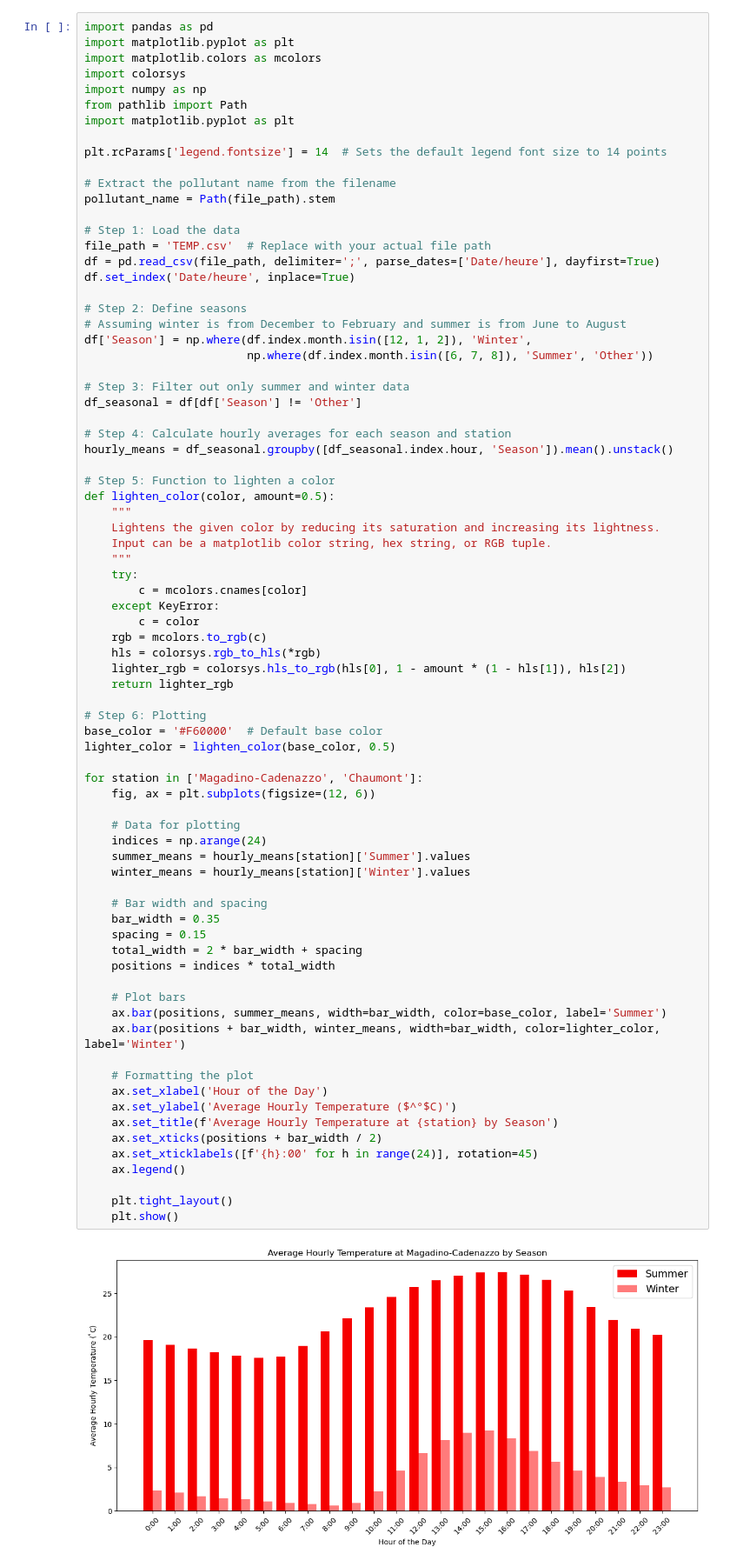
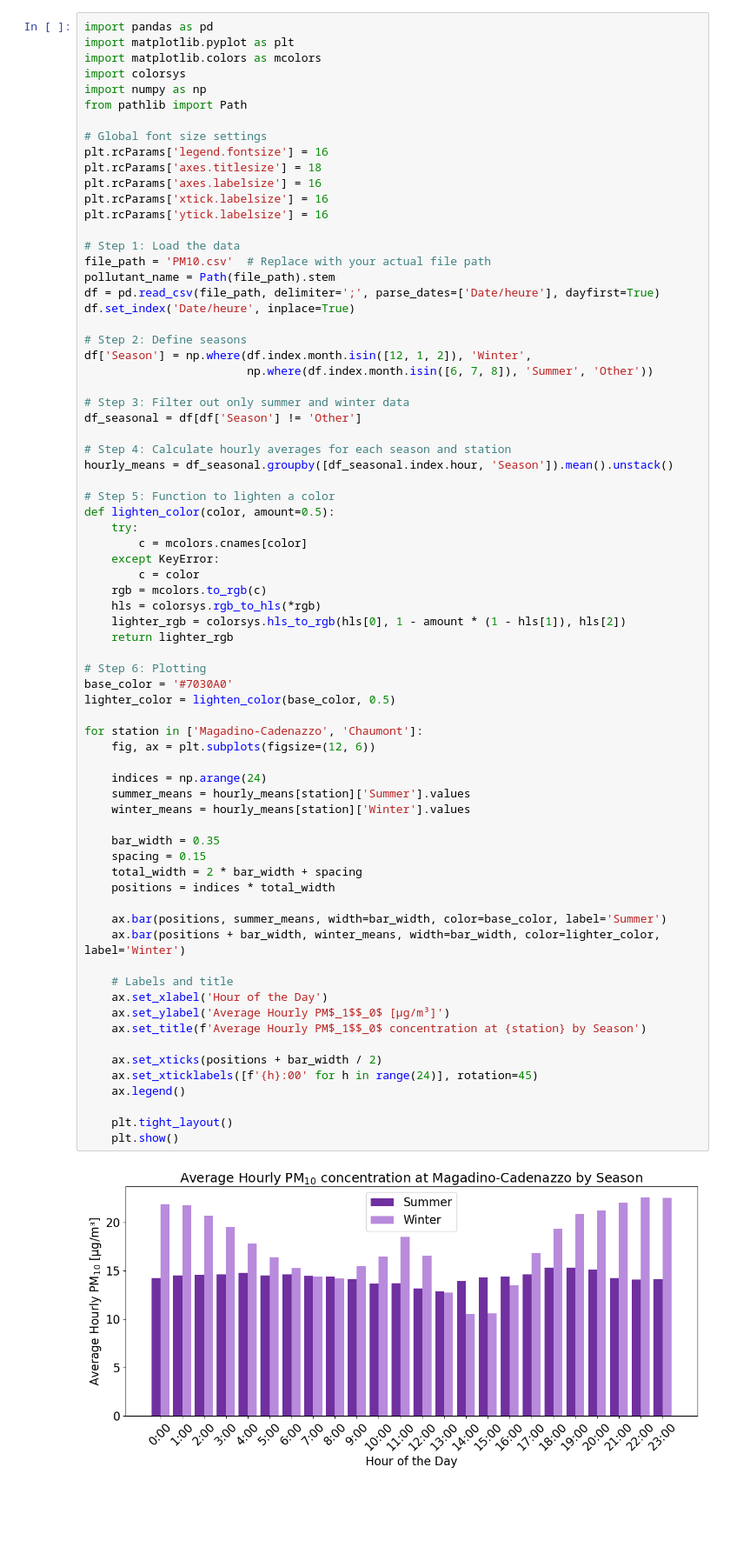
Before and after one commit to alexhvrl/PROJET-AIR-POLLUTION, a Jupyter notebook: QU5_YOAN/Question5_YOAN.ipynb, the cells around one changed output. Shown at 87% size. Cells and saved outputs as stored; diff of their text form; blank space fills up the shorter version.

```diff
--- a/QU5_YOAN/Question5_YOAN.ipynb
+++ b/QU5_YOAN/Question5_YOAN.ipynb
@@ -5,20 +5,21 @@ import matplotlib.colors as mcolors
 import colorsys
 import numpy as np
 from pathlib import Path
-import matplotlib.pyplot as plt
 
-plt.rcParams['legend.fontsize'] = 14  # Sets the default legend font size to 14 points
-
-# Extract the pollutant name from the filename
-pollutant_name = Path(file_path).stem
+# Global font size settings
+plt.rcParams['legend.fontsize'] = 16
+plt.rcParams['axes.titlesize'] = 18
+plt.rcParams['axes.labelsize'] = 16
+plt.rcParams['xtick.labelsize'] = 16
+plt.rcParams['ytick.labelsize'] = 16
 
 # Step 1: Load the data
-file_path = 'TEMP.csv'  # Replace with your actual file path
+file_path = 'PM10.csv'  # Replace with your actual file path
+pollutant_name = Path(file_path).stem
 df = pd.read_csv(file_path, delimiter=';', parse_dates=['Date/heure'], dayfirst=True)
 df.set_index('Date/heure', inplace=True)
 
 # Step 2: Define seasons
-# Assuming winter is from December to February and summer is from June to August
 df['Season'] = np.where(df.index.month.isin([12, 1, 2]), 'Winter',
                         np.where(df.index.month.isin([6, 7, 8]), 'Summer', 'Other'))
 
@@ -30,10 +31,6 @@ hourly_means = df_seasonal.groupby([df_seasonal.index.hour, 'Season']).mean().un
 
 # Step 5: Function to lighten a color
 def lighten_color(color, amount=0.5):
-    """
-    Lightens the given color by reducing its saturation and increasing its lightness.
-    Input can be a matplotlib color string, hex string, or RGB tuple.
-    """
     try:
         c = mcolors.cnames[color]
     except KeyError:
@@ -42,38 +39,36 @@ def lighten_color(color, amount=0.5):
     hls = colorsys.rgb_to_hls(*rgb)
     lighter_rgb = colorsys.hls_to_rgb(hls[0], 1 - amount * (1 - hls[1]), hls[2])
     return lighter_rgb
 
 # Step 6: Plotting
-base_color = '#F60000'  # Default base color
+base_color = '#7030A0'
 lighter_color = lighten_color(base_color, 0.5)
 
 for station in ['Magadino-Cadenazzo', 'Chaumont']:
     fig, ax = plt.subplots(figsize=(12, 6))
 
-    # Data for plotting
     indices = np.arange(24)
     summer_means = hourly_means[station]['Summer'].values
     winter_means = hourly_means[station]['Winter'].values
 
-    # Bar width and spacing
     bar_width = 0.35
     spacing = 0.15
     total_width = 2 * bar_width + spacing
     positions = indices * total_width
 
-    # Plot bars
     ax.bar(positions, summer_means, width=bar_width, color=base_color, label='Summer')
     ax.bar(positions + bar_width, winter_means, width=bar_width, color=lighter_color, label='Winter')
 
-    # Formatting the plot
+    # Labels and title
     ax.set_xlabel('Hour of the Day')
-    ax.set_ylabel('Average Hourly Temperature ($^°$C)')
-    ax.set_title(f'Average Hourly Temperature at {station} by Season')
+    ax.set_ylabel('Average Hourly PM$_1$$_0$ [µg/m³]')
+    ax.set_title(f'Average Hourly PM$_1$$_0$ concentration at {station} by Season')
+
     ax.set_xticks(positions + bar_width / 2)
     ax.set_xticklabels([f'{h}:00' for h in range(24)], rotation=45)
     ax.legend()
 
     plt.tight_layout()
     plt.show()
 # %% [output]
-[figure, old version]
+[figure, new version]
```
Also changed, not shown: parts of 2 cells of this notebook, 3 other files.
